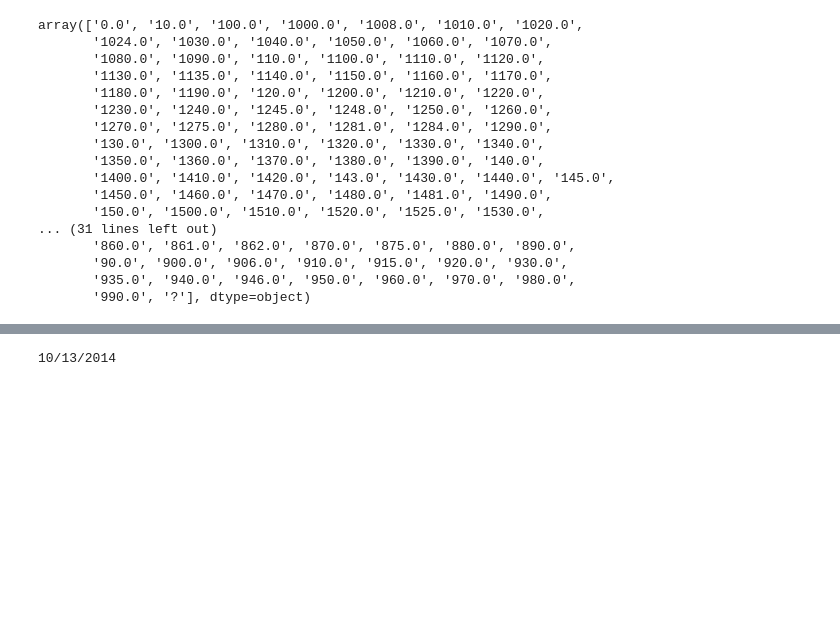
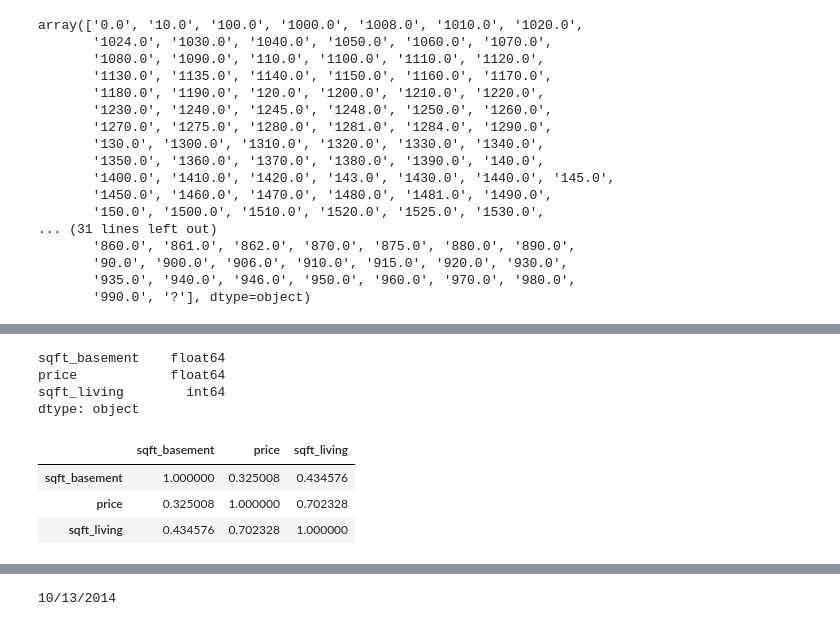
Before and after one commit to poariston/dsc-mod-2-project-v2-1-online-ds-pt-120919, a Jupyter notebook: poariston_final_01.ipynb, the cells around one changed output, grey strips where cells are left out. Saved outputs shown, nothing was run; the diff lists cells and outputs as text; code cells hidden in the pictures; blank space fills up the shorter version.

```diff
--- a/poariston_final_01.ipynb
+++ b/poariston_final_01.ipynb
@@ -109,0 +139,25 @@ array(['0.0', '10.0', '100.0', '1000.0', '1008.0', '1010.0', '1020.0',
+# %%
+# check the correlation between sqft_basement and price
+# select only these 2 variables and sqft_livingsquare
+# Why sqft_living ( footage of the home)? Because Intuitively, it should be one of the main predictor of the house price.
+# the correlation sqft_living - price will serve us as a reference
+df_basement_price = df[['sqft_basement','price','sqft_living']]
+
+# remove all records with ? in sqft_basement
+df_basement_price=df_basement_price.loc[ df_basement_price['sqft_basement'] != '?' ]
+
+# change type of sqft_basement to allow correlation process
+df_basement_price['sqft_basement']=df_basement_price['sqft_basement'].astype('float64')
+df_basement_price.dtypes
+# %% [output]
+sqft_basement    float64
+price            float64
+sqft_living        int64
+dtype: object
+# %%
+df_basement_price.corr()
+# %% [output]
+|  | sqft_basement | price | sqft_living |
+| sqft_basement | 1.000000 | 0.325008 | 0.434576 |
+| price | 0.325008 | 1.000000 | 0.702328 |
+| sqft_living | 0.434576 | 0.702328 | 1.000000 |
```
Also changed, not shown: parts of 10 cells of this notebook.
